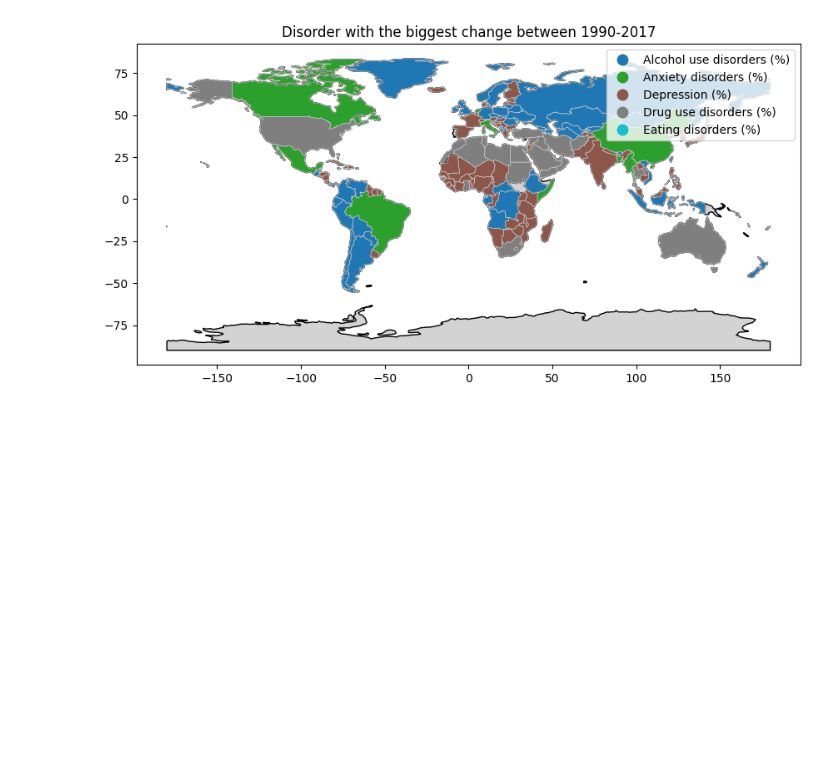
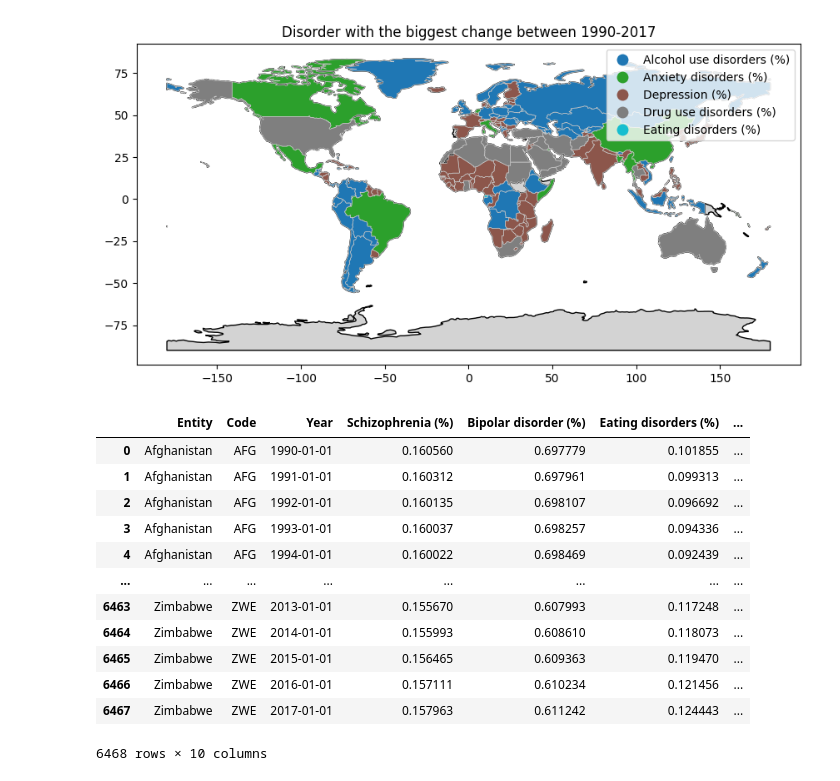
Before and after one commit to supernauth/mental_health_disorder, a Jupyter notebook: mental_health_disorder.ipynb, the cells around one changed output. Cells and saved outputs as stored; diff of their text form; code cells hidden in the pictures; blank space fills up the shorter version.

```diff
--- a/mental_health_disorder.ipynb
+++ b/mental_health_disorder.ipynb
@@ -281,4 +288,20 @@ plt.title('Disorder with the biggest change between 1990-2017')
 plt.show()
 # %% [output]
 [figure]
+# %%
+df_disorders
+# %% [output]
+|  | Entity | Code | Year | Schizophrenia (%) | Bipolar disorder (%) | Eating disorders (%) | ... |
+| 0 | Afghanistan | AFG | 1990-01-01 | 0.160560 | 0.697779 | 0.101855 | ... |
+| 1 | Afghanistan | AFG | 1991-01-01 | 0.160312 | 0.697961 | 0.099313 | ... |
+| 2 | Afghanistan | AFG | 1992-01-01 | 0.160135 | 0.698107 | 0.096692 | ... |
+| 3 | Afghanistan | AFG | 1993-01-01 | 0.160037 | 0.698257 | 0.094336 | ... |
+| 4 | Afghanistan | AFG | 1994-01-01 | 0.160022 | 0.698469 | 0.092439 | ... |
+| ... | ... | ... | ... | ... | ... | ... | ... |
+| 6463 | Zimbabwe | ZWE | 2013-01-01 | 0.155670 | 0.607993 | 0.117248 | ... |
+| 6464 | Zimbabwe | ZWE | 2014-01-01 | 0.155993 | 0.608610 | 0.118073 | ... |
+| 6465 | Zimbabwe | ZWE | 2015-01-01 | 0.156465 | 0.609363 | 0.119470 | ... |
+| 6466 | Zimbabwe | ZWE | 2016-01-01 | 0.157111 | 0.610234 | 0.121456 | ... |
+| 6467 | Zimbabwe | ZWE | 2017-01-01 | 0.157963 | 0.611242 | 0.124443 | ... |
+6468 rows × 10 columns
 # %%
```
Also changed, not shown: parts of 8 cells of this notebook.
